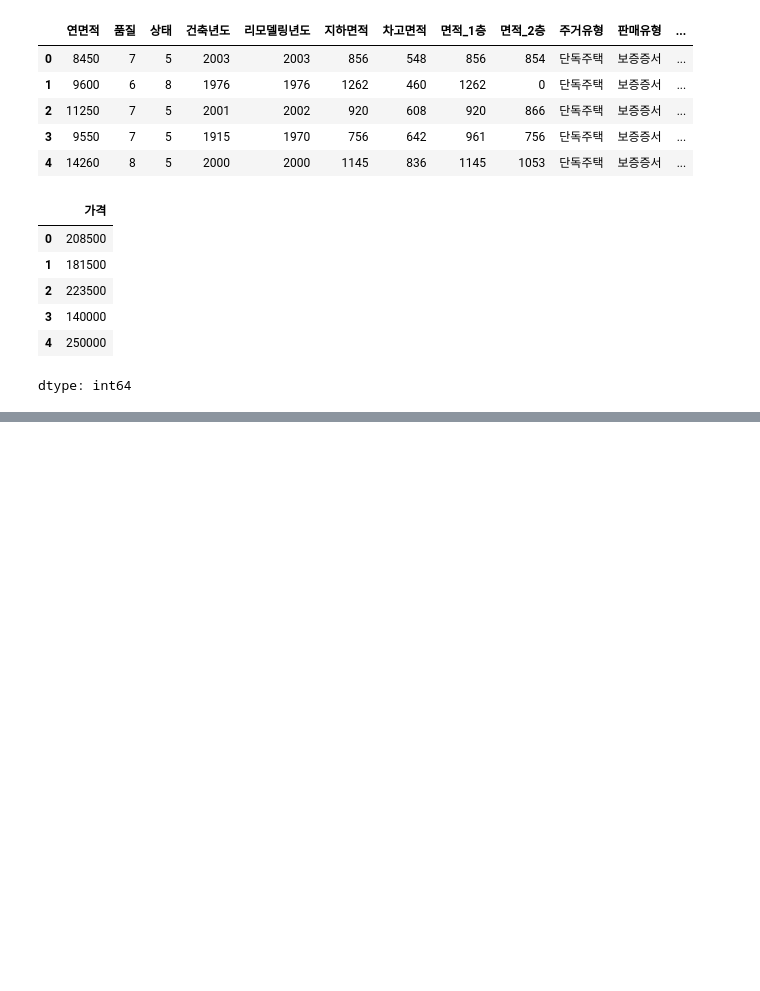
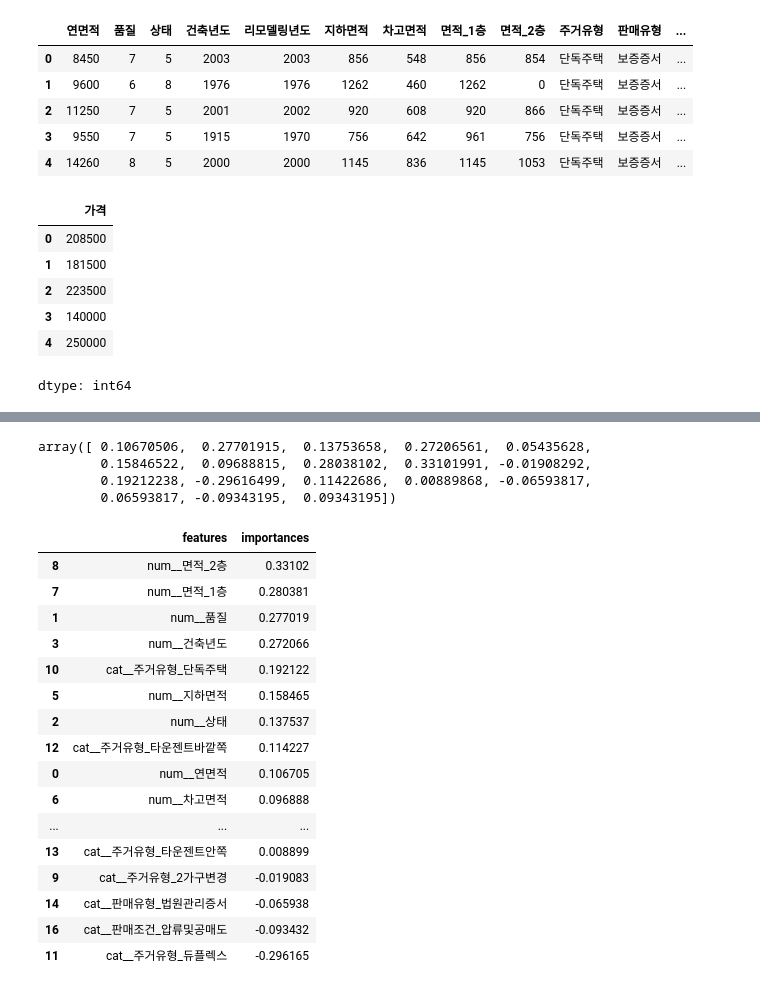
Before and after one commit to va4756/big_RaeJung, a Jupyter notebook: MachineLearning_이상철_ML01.ipynb, the cells around one changed output, grey strips where cells are left out. Drawn from its saved outputs; the diff is of its cells as text; code cells hidden in the pictures; blank space fills up the shorter version.

```diff
--- a/MachineLearning_이상철_ML01.ipynb
+++ b/MachineLearning_이상철_ML01.ipynb
@@ -1286,0 +1486,34 @@ ValueError: Multi-dimensional indexing (e.g. `obj[:, None]`) is no longer suppor
+# %%
+lr_pipe["lr_reg"].coef_
+# %% [output]
+array([ 0.10670506,  0.27701915,  0.13753658,  0.27206561,  0.05435628,
+        0.15846522,  0.09688815,  0.28038102,  0.33101991, -0.01908292,
+        0.19212238, -0.29616499,  0.11422686,  0.00889868, -0.06593817,
+        0.06593817, -0.09343195,  0.09343195])
+# %%
+# 중요도 점수
+features = lr_pipe["preprocessor"].get_feature_names_out()
+importances = lr_pipe["lr_reg"].coef_
+importances = importances.flatten()
+output = pd.DataFrame([features, importances],
+                      index=["features", "importances"]).T
+output = output.sort_values(['importances'], ascending=False)
+output
+# %% [output]
+|  | features | importances |
+| 8 | num__면적_2층 | 0.33102 |
+| 7 | num__면적_1층 | 0.280381 |
+| 1 | num__품질 | 0.277019 |
+| 3 | num__건축년도 | 0.272066 |
+| 10 | cat__주거유형_단독주택 | 0.192122 |
+| 5 | num__지하면적 | 0.158465 |
+| 2 | num__상태 | 0.137537 |
+| 12 | cat__주거유형_타운젠트바깥쪽 | 0.114227 |
+| 0 | num__연면적 | 0.106705 |
+| 6 | num__차고면적 | 0.096888 |
+| ... | ... | ... |
+| 13 | cat__주거유형_타운젠트안쪽 | 0.008899 |
+| 9 | cat__주거유형_2가구변경 | -0.019083 |
+| 14 | cat__판매유형_법원관리증서 | -0.065938 |
+| 16 | cat__판매조건_압류및공매도 | -0.093432 |
+| 11 | cat__주거유형_듀플렉스 | -0.296165 |
```
Also changed, not shown: parts of 29 cells of this notebook.
